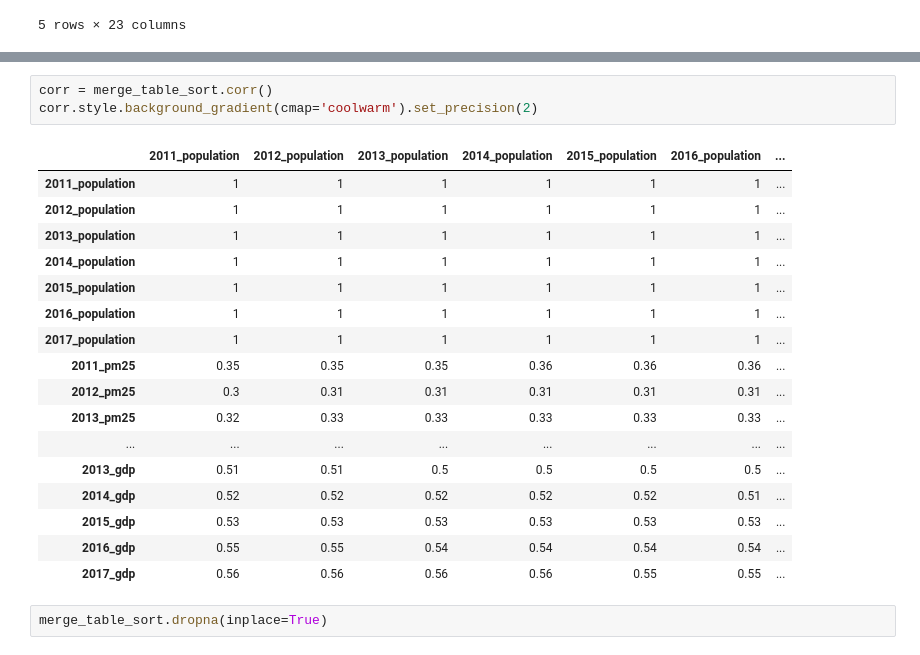
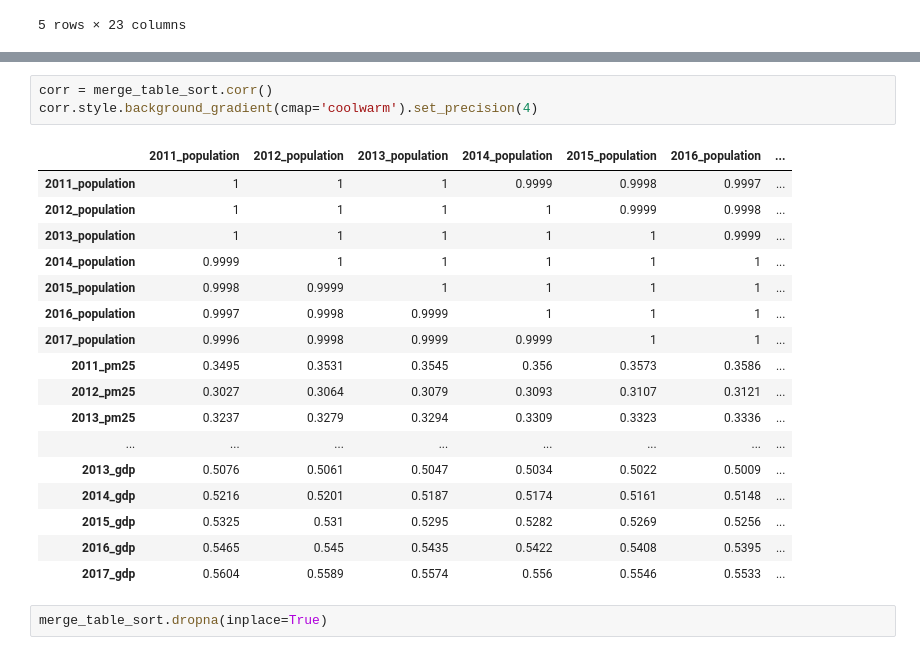
Before and after one commit to JosefinaAureaAmaro/00_Project_Python_DataAnalysis, a Jupyter notebook: Population_pm25_GDP.ipynb, the cells around one changed output, grey strips where cells are left out. Cells and saved outputs as stored; diff of their text form.

Commit message:
population update

```diff
--- a/Population_pm25_GDP.ipynb
+++ b/Population_pm25_GDP.ipynb
@@ -187,24 +198,24 @@ merge_table_sort_50.head()
 # %%
 corr = merge_table_sort.corr()
-corr.style.background_gradient(cmap='coolwarm').set_precision(2)
+corr.style.background_gradient(cmap='coolwarm').set_precision(4)
 # %% [output]
 |  | 2011_population | 2012_population | 2013_population | 2014_population | 2015_population | 2016_population | ... |
-| 2011_population | 1 | 1 | 1 | 1 | 1 | 1 | ... |
-| 2012_population | 1 | 1 | 1 | 1 | 1 | 1 | ... |
-| 2013_population | 1 | 1 | 1 | 1 | 1 | 1 | ... |
-| 2014_population | 1 | 1 | 1 | 1 | 1 | 1 | ... |
-| 2015_population | 1 | 1 | 1 | 1 | 1 | 1 | ... |
-| 2016_population | 1 | 1 | 1 | 1 | 1 | 1 | ... |
-| 2017_population | 1 | 1 | 1 | 1 | 1 | 1 | ... |
-| 2011_pm25 | 0.35 | 0.35 | 0.35 | 0.36 | 0.36 | 0.36 | ... |
-| 2012_pm25 | 0.3 | 0.31 | 0.31 | 0.31 | 0.31 | 0.31 | ... |
-| 2013_pm25 | 0.32 | 0.33 | 0.33 | 0.33 | 0.33 | 0.33 | ... |
+| 2011_population | 1 | 1 | 1 | 0.9999 | 0.9998 | 0.9997 | ... |
+| 2012_population | 1 | 1 | 1 | 1 | 0.9999 | 0.9998 | ... |
+| 2013_population | 1 | 1 | 1 | 1 | 1 | 0.9999 | ... |
+| 2014_population | 0.9999 | 1 | 1 | 1 | 1 | 1 | ... |
+| 2015_population | 0.9998 | 0.9999 | 1 | 1 | 1 | 1 | ... |
+| 2016_population | 0.9997 | 0.9998 | 0.9999 | 1 | 1 | 1 | ... |
+| 2017_population | 0.9996 | 0.9998 | 0.9999 | 0.9999 | 1 | 1 | ... |
+| 2011_pm25 | 0.3495 | 0.3531 | 0.3545 | 0.356 | 0.3573 | 0.3586 | ... |
+| 2012_pm25 | 0.3027 | 0.3064 | 0.3079 | 0.3093 | 0.3107 | 0.3121 | ... |
+| 2013_pm25 | 0.3237 | 0.3279 | 0.3294 | 0.3309 | 0.3323 | 0.3336 | ... |
 | ... | ... | ... | ... | ... | ... | ... | ... |
-| 2013_gdp | 0.51 | 0.51 | 0.5 | 0.5 | 0.5 | 0.5 | ... |
-| 2014_gdp | 0.52 | 0.52 | 0.52 | 0.52 | 0.52 | 0.51 | ... |
-| 2015_gdp | 0.53 | 0.53 | 0.53 | 0.53 | 0.53 | 0.53 | ... |
-| 2016_gdp | 0.55 | 0.55 | 0.54 | 0.54 | 0.54 | 0.54 | ... |
-| 2017_gdp | 0.56 | 0.56 | 0.56 | 0.56 | 0.55 | 0.55 | ... |
+| 2013_gdp | 0.5076 | 0.5061 | 0.5047 | 0.5034 | 0.5022 | 0.5009 | ... |
+| 2014_gdp | 0.5216 | 0.5201 | 0.5187 | 0.5174 | 0.5161 | 0.5148 | ... |
+| 2015_gdp | 0.5325 | 0.531 | 0.5295 | 0.5282 | 0.5269 | 0.5256 | ... |
+| 2016_gdp | 0.5465 | 0.545 | 0.5435 | 0.5422 | 0.5408 | 0.5395 | ... |
+| 2017_gdp | 0.5604 | 0.5589 | 0.5574 | 0.556 | 0.5546 | 0.5533 | ... |
 # %%
 merge_table_sort.dropna(inplace=True)
 # %%
```
Also changed, not shown: parts of 2 cells of this notebook, 8 other files.
